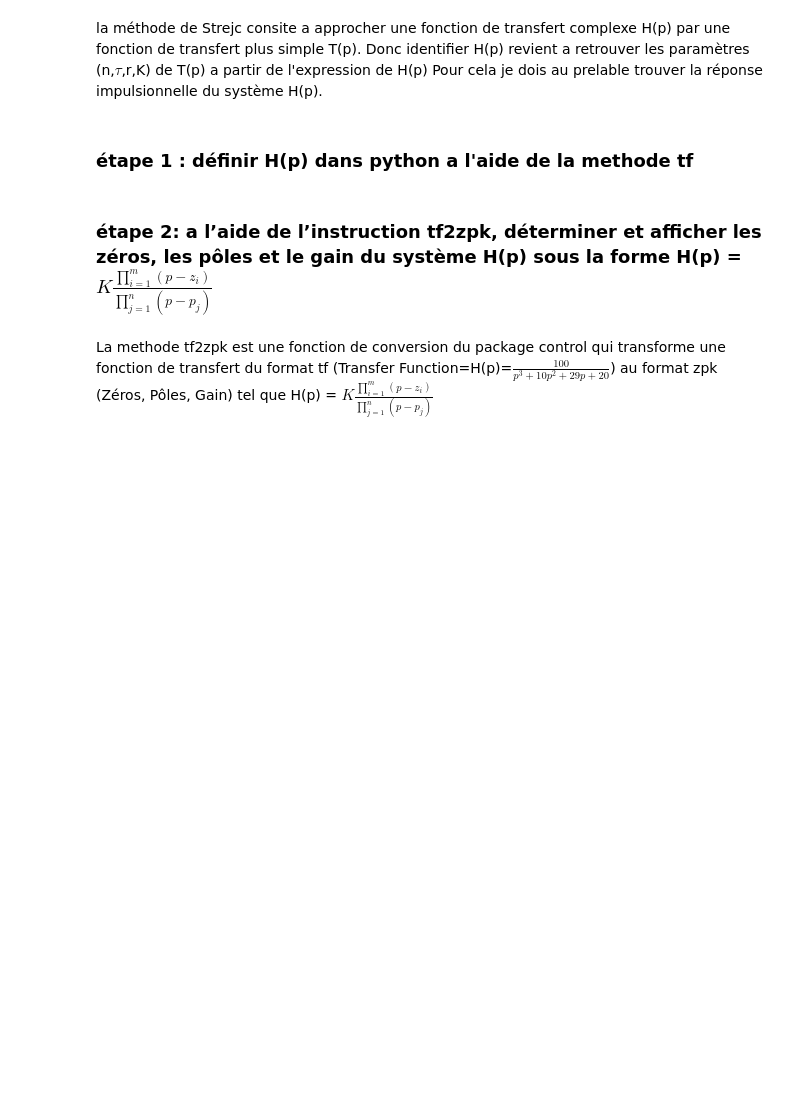
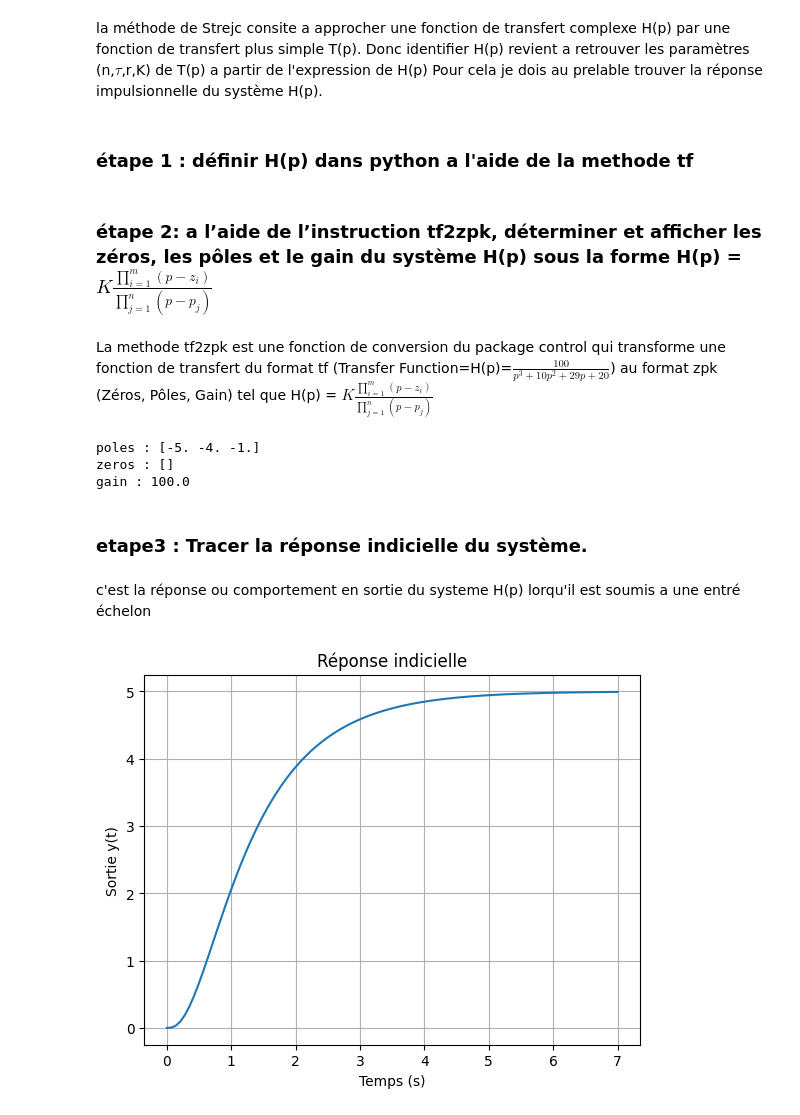
Before and after one commit to LOIC754/loic.akamga, a Jupyter notebook: TP2_IDENTIFACATION_SYSTEME.ipynb, the cells around one changed output. Saved outputs shown, nothing was run; the diff lists cells and outputs as text; code cells hidden in the pictures; blank space fills up the shorter version.

```diff
--- a/TP2_IDENTIFACATION_SYSTEME.ipynb
+++ b/TP2_IDENTIFACATION_SYSTEME.ipynb
@@ -29,3 +29,49 @@ print(H)
 ### étape 2: a l’aide de l’instruction tf2zpk, déterminer et afficher les zéros, les pôles et le gain du système H(p) sous la forme H(p) = $K \frac{\prod_{i=1}^{m}(p - z_i)}{\prod_{j=1}^{n}(p - p_j)}$
 # %% [markdown]
 La methode tf2zpk est une fonction de conversion du package control qui transforme une fonction de transfert du format tf (Transfer Function=H(p)=$\frac{100}{p^3+10p^2+29p+20}$) au format zpk (Zéros, Pôles, Gain) tel que  H(p) = $K \frac{\prod_{i=1}^{m}(p - z_i)}{\prod_{j=1}^{n}(p - p_j)}$
+# %%
+#il faut d'abord importer scipy pour pouvoir utiliser la methode tf2zpk
+import scipy.signal as sig
+
+num = [100]
+deno = [1, 10, 29, 20]
+
+z, p, k = sig.tf2zpk(num, deno)
+
+print("poles :", p)
+print("zeros :", z)
+print("gain :", k)
+# %% [output]
+poles : [-5. -4. -1.]
+zeros : []
+gain : 100.0
+# %% [markdown]
+### etape3 : Tracer la réponse indicielle du système.
+# %% [markdown]
+c'est la réponse ou comportement en sortie du systeme H(p) lorqu'il est soumis a une entré échelon
+# %%
+import scipy.signal as sig
+import matplotlib.pyplot as plt
+
+# définition du système
+num = [100]
+den = [1, 10, 29, 20]
+
+H = sig.TransferFunction(num, den)
+
+# réponse indicielle
+# la fonction step retourne deux tableaux : le temps et la réponse indicielle correspondante
+# t1 est un tableau de temps, Yind est un tableau de la réponse indicielle correspondante
+#Yind=Yindicielle
+t1, Yind = sig.step(H)
+
+# affichage
+plt.figure()
+plt.plot(t1, Yind)
+plt.grid()
+plt.xlabel("Temps (s)")
+plt.ylabel("Sortie y(t)")
+plt.title("Réponse indicielle")
+plt.show()
+# %% [output]
+[figure, added]
```
Also changed, not shown: parts of 12 cells of this notebook.
